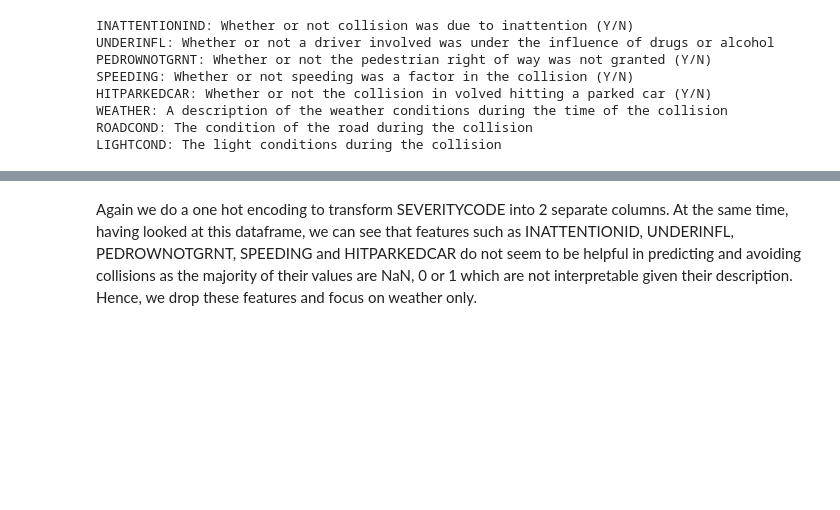
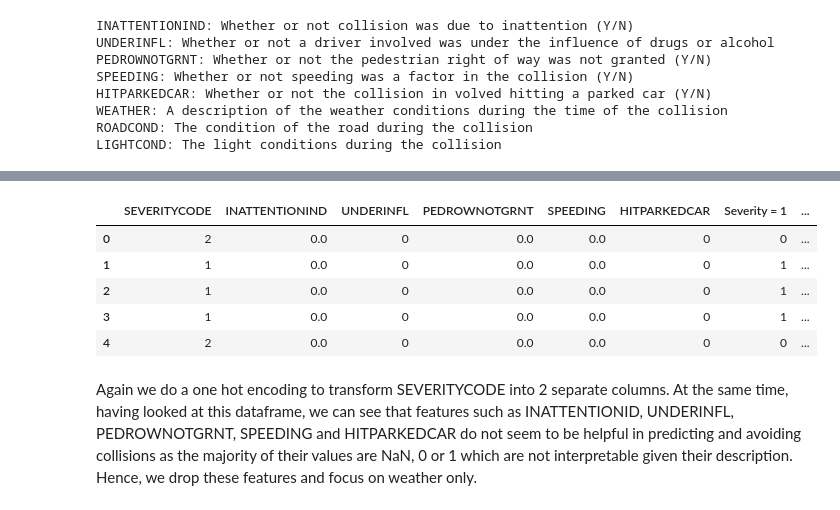
Before and after one commit to pcarugno/Coursera_Capstone, a Jupyter notebook: Coursera_Capstone/Coursera_Capstone Project - Report.ipynb, the cells around one changed output, grey strips where cells are left out. Cells and saved outputs as stored; diff of their text form; code cells hidden in the pictures; blank space fills up the shorter version.

```diff
--- a/Coursera_Capstone/Coursera_Capstone Project - Report.ipynb
+++ b/Coursera_Capstone/Coursera_Capstone Project - Report.ipynb
@@ -416,2 +470,13 @@ cond_df.head(10)
+# %%
+cond_df_driver['Severity = 1']= cond_df_driver['SEVERITYCODE'].apply(lambda x: 1 if (x<2)  else 0)
+cond_df_driver['Severity = 2']= cond_df_driver['SEVERITYCODE'].apply(lambda x: 1 if (x>=2)  else 0)
+cond_df_driver.head()
+# %% [output]
+|  | SEVERITYCODE | INATTENTIONIND | UNDERINFL | PEDROWNOTGRNT | SPEEDING | HITPARKEDCAR | Severity = 1 | ... |
+| 0 | 2 | 0.0 | 0 | 0.0 | 0.0 | 0 | 0 | ... |
+| 1 | 1 | 0.0 | 0 | 0.0 | 0.0 | 0 | 1 | ... |
+| 2 | 1 | 0.0 | 0 | 0.0 | 0.0 | 0 | 1 | ... |
+| 3 | 1 | 0.0 | 0 | 0.0 | 0.0 | 0 | 1 | ... |
+| 4 | 2 | 0.0 | 0 | 0.0 | 0.0 | 0 | 0 | ... |
 # %% [markdown]
 Again we do a one hot encoding to transform SEVERITYCODE into 2 separate columns. At the same time, having looked at this dataframe, we can see that features such as INATTENTIONID, UNDERINFL, PEDROWNOTGRNT, SPEEDING and HITPARKEDCAR do not seem to be helpful in predicting and avoiding collisions as the majority of their values are NaN, 0 or 1 which are not interpretable given their description. Hence, we drop these features and focus on weather only.
```
Also changed, not shown: parts of 3 cells of this notebook.
